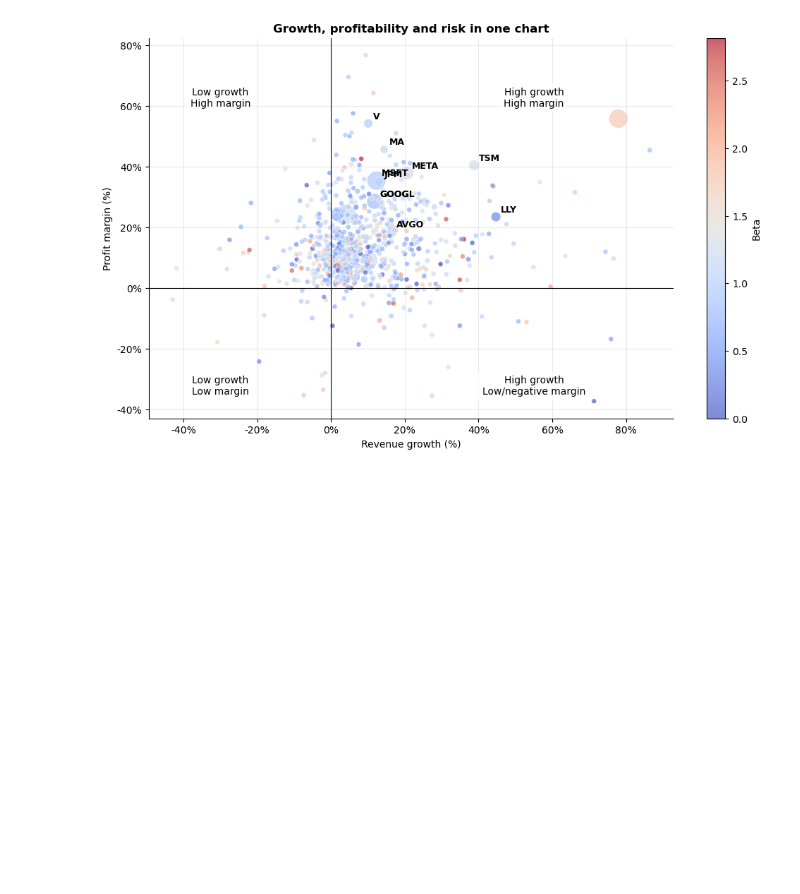
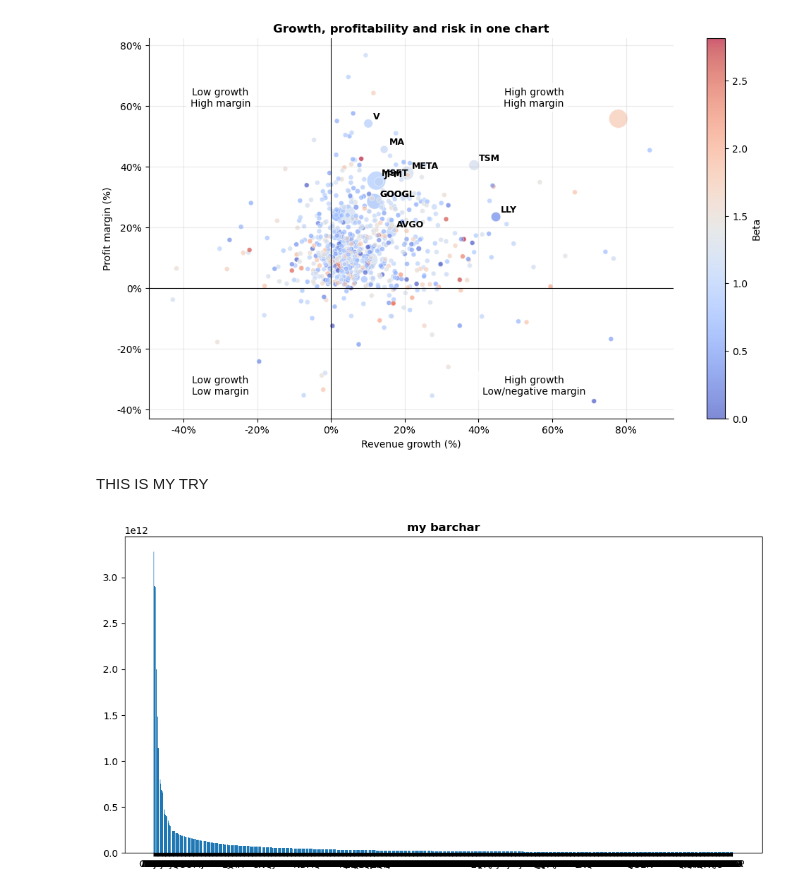
Before and after one commit to luc-nic/Luca-Nicolosi, a Jupyter notebook: Financial_Investment_Storytelling_extended.ipynb, the cells around one changed output. Drawn from its saved outputs; the diff is of its cells as text; code cells hidden in the pictures; blank space fills up the shorter version.

```diff
--- a/Financial_Investment_Storytelling_extended.ipynb
+++ b/Financial_Investment_Storytelling_extended.ipynb
@@ -1312,3 +1312,11 @@ cbar.set_label("Beta")
 plt.show()
 # %% [output]
 [figure]
+# %% [markdown]
+THIS IS MY TRY
+# %%
+plt.bar(df['symbol'], df['market_cap'])
+plt.title('my barchar')
+plt.show()
+# %% [output]
+[figure, added]
```
Also changed, not shown: parts of 3 cells of this notebook, 2 other files.
